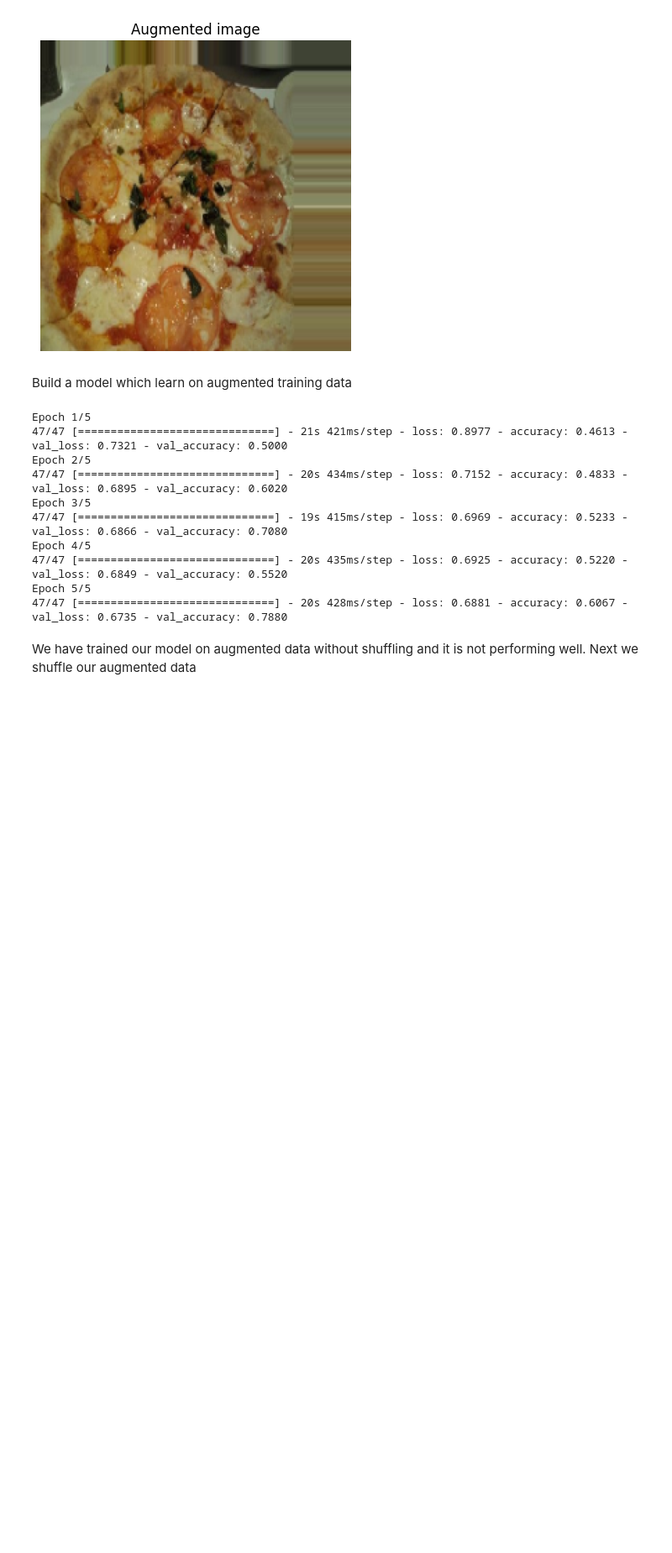
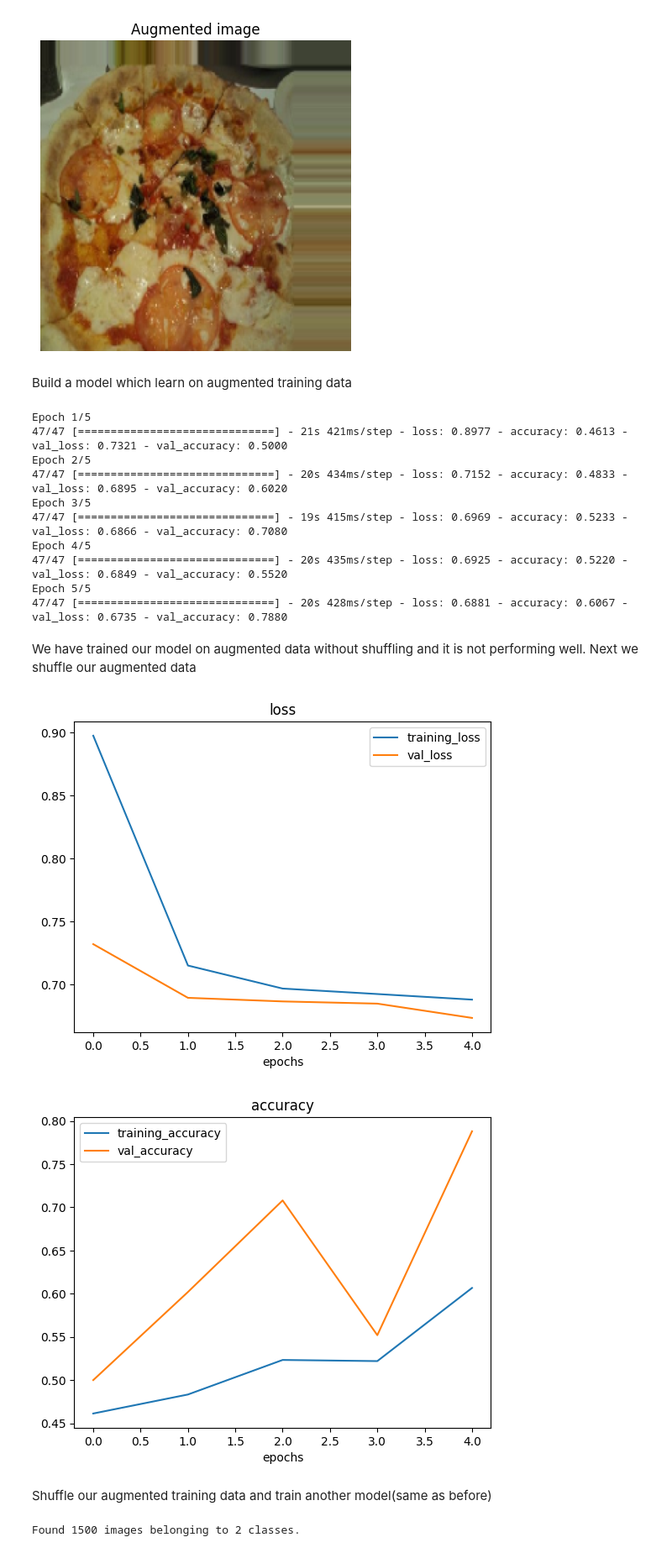
Before and after one commit to Vivek-Joshi17/CNN_neural_network, a Jupyter notebook: CNN_Basics.ipynb, the cells around one changed output. Shown at 84% size. Drawn from its saved outputs; the diff is of its cells as text; code cells hidden in the pictures; blank space fills up the shorter version.

Commit message:
shuffled_augmented_model(model_8)

```diff
--- a/CNN_Basics.ipynb
+++ b/CNN_Basics.ipynb
@@ -813,3 +813,20 @@ Epoch 5/5
 47/47 [==============================] - 20s 428ms/step - loss: 0.6881 - accuracy: 0.6067 - val_loss: 0.6735 - val_accuracy: 0.7880
 # %% [markdown]
 We have trained our model on augmented data without shuffling and it is not performing well. Next we shuffle our augmented data
+# %%
+#Checking training curves
+plot_loss_curves(history_7)
+# %% [output]
+[figure, added]
+[figure, added]
+# %% [markdown]
+Shuffle our augmented training data and train another model(same as before)
+# %%
+# Import data and augment it and shuffle from training directory
+train_data_augmented_shuffle = train_datagen_augmented.flow_from_directory(train_dir,
+                                                                           target_size=(224,224),
+                                                                           class_mode = "binary",
+                                                                           batch_size = 32,
+                                                                           shuffle = True)
+# %% [output]
+Found 1500 images belonging to 2 classes.
```
Also changed, not shown: parts of 3 cells of this notebook.
